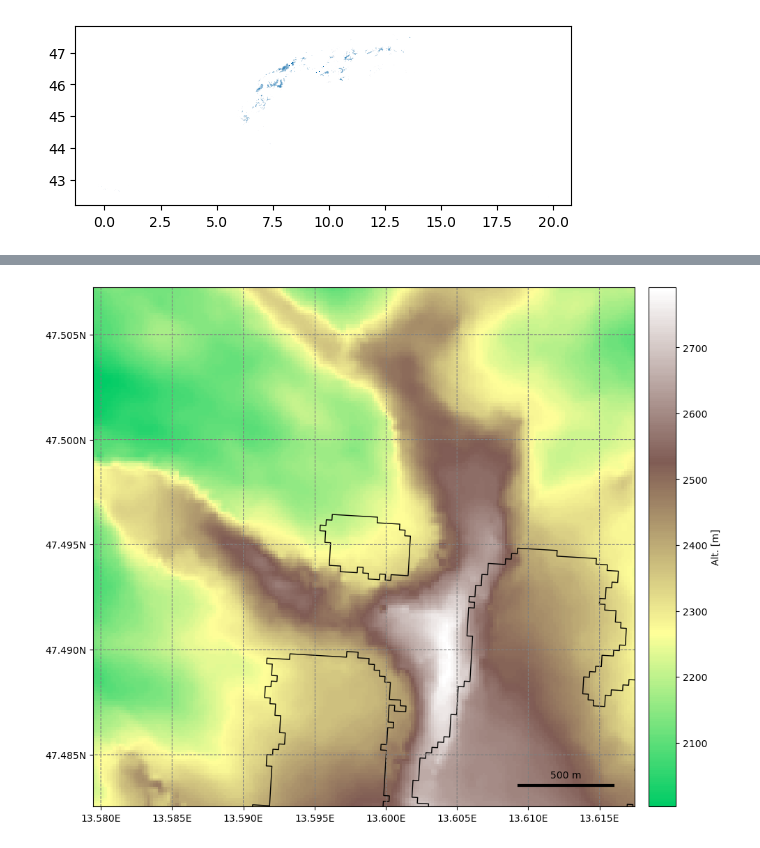
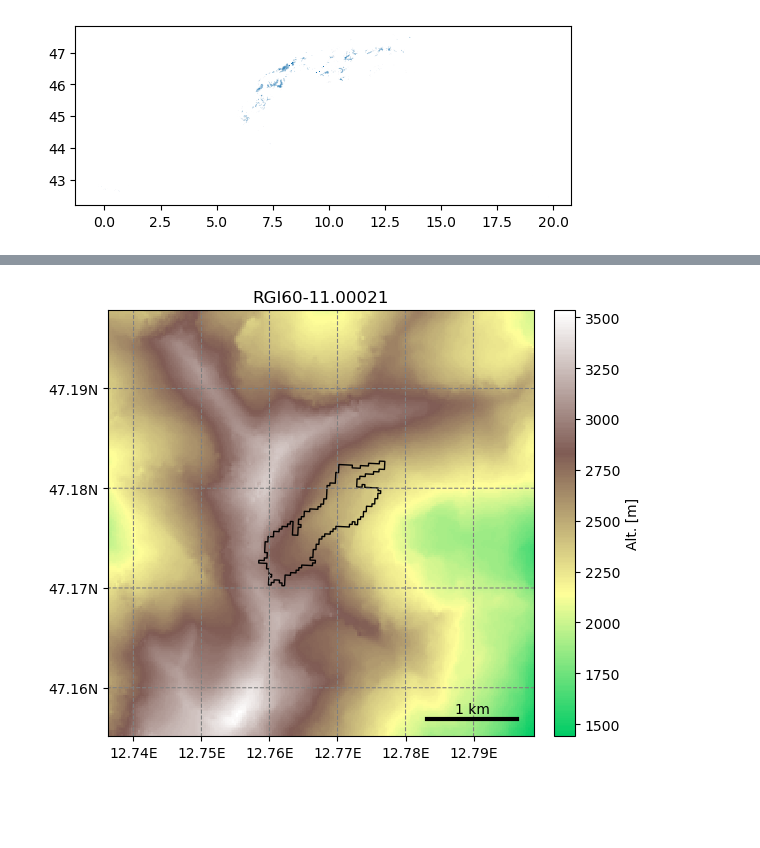
Before and after one commit to DTC-Glaciers/dtcg, a Jupyter notebook: notebooks/scratchpad.ipynb, the cells around one changed output, grey strips where cells are left out. Cells and saved outputs as stored; diff of their text form; code cells hidden in the pictures; blank space fills up the shorter version.

```diff
--- a/notebooks/scratchpad.ipynb
+++ b/notebooks/scratchpad.ipynb
@@ -47,5 +41,4 @@ response["data"].plot()
-# %%
-smap = salem.Map(gdirs[0].grid)
-graphics.plot_domain(gdirs[0:10], smap=smap, figsize=(10, 20), use_netcdf=True);
-# %% [output]
-[figure, removed]
+# %%
+graphics.plot_domain(gdirs[20], figsize=(6, 5), use_netcdf=True);
+# %% [output]
+[figure, added]
```
Also changed, not shown: parts of 5 cells of this notebook, 1 other file.
